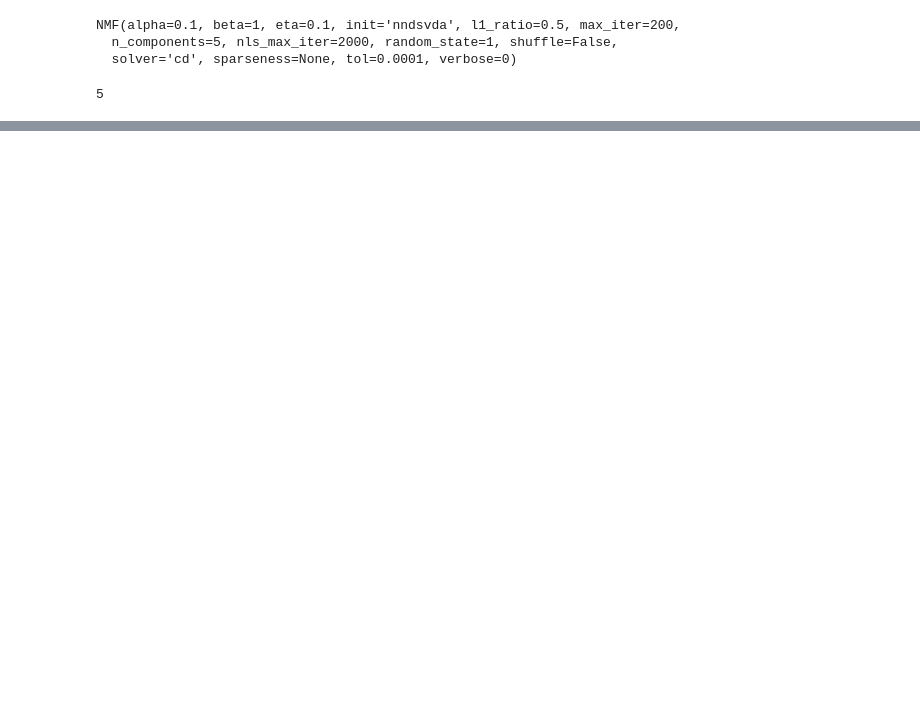
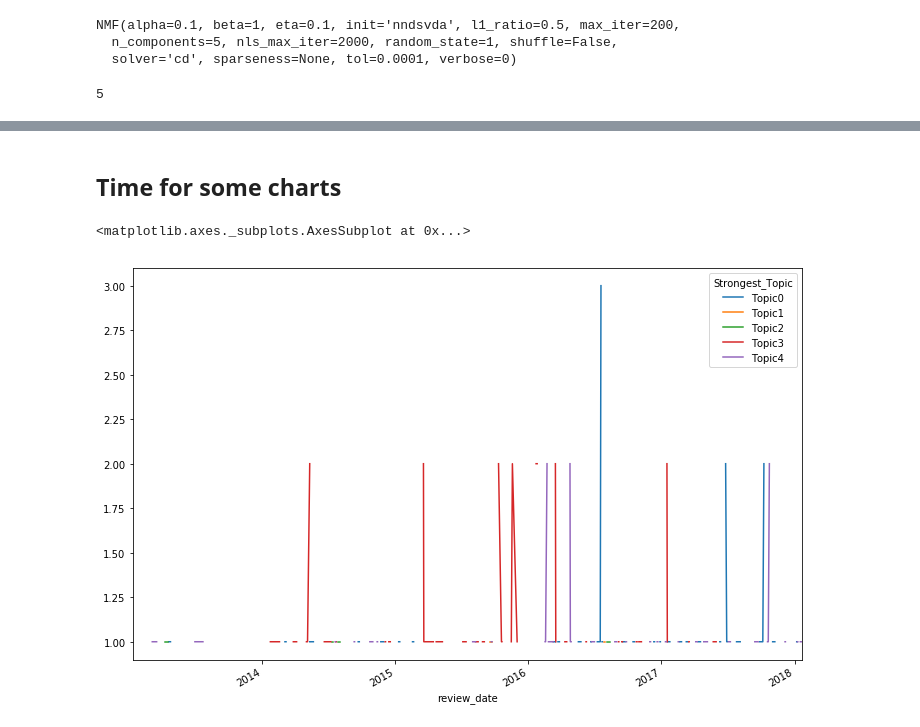
Before and after one commit to brettmorinaka/glassdoor_topic_modeling, a Jupyter notebook: glassdoor_interview_topic_modeling.ipynb, the cells around one changed output, grey strips where cells are left out. Cells and saved outputs as stored; diff of their text form; code cells hidden in the pictures; blank space fills up the shorter version.

Commit message:
added some visualizations

```diff
--- a/glassdoor_interview_topic_modeling.ipynb
+++ b/glassdoor_interview_topic_modeling.ipynb
@@ -178,7 +178,7 @@ from sklearn.decomposition import NMF
 documents = interviews['interview_questions'][interviews['interview_questions'].notnull()]
 # %%
 #starting with tfidf
-tfidf_vectorizer = TfidfVectorizer(max_df=0.95, min_df=2, max_features=500, stop_words='english')
+tfidf_vectorizer = TfidfVectorizer(max_df=0.9, min_df=0.01, max_features=500, stop_words='english')
 tfidf = tfidf_vectorizer.fit_transform(documents)
 tfidf_feature_names = tfidf_vectorizer.get_feature_names()
 # %%
@@ -219,0 +225,6 @@ test = nmf.components_[0]
+# %%
+topic_probs = pd.DataFrame(nmf.transform(tfidf), columns=['Topic0', 'Topic1', 'Topic2', 'Topic3', 'Topic4'])
+# %%
+topic_probs['Strongest_Topic'] = topic_probs.idxmax(axis=1)
+# %%
+interviews_categorized =  pd.concat([interviews, topic_probs], axis=1)
@@ -219,0 +240,7 @@ test = nmf.components_[0]
+# %% [markdown]
+## Time for some charts
+# %%
+interviews_categorized.groupby(['review_date','Strongest_Topic']).count()['company'].unstack().plot(figsize=(12,8))
+# %% [output]
+<matplotlib.axes._subplots.AxesSubplot at 0x...>
+[figure, added]
```
Also changed, not shown: parts of 9 cells of this notebook.
